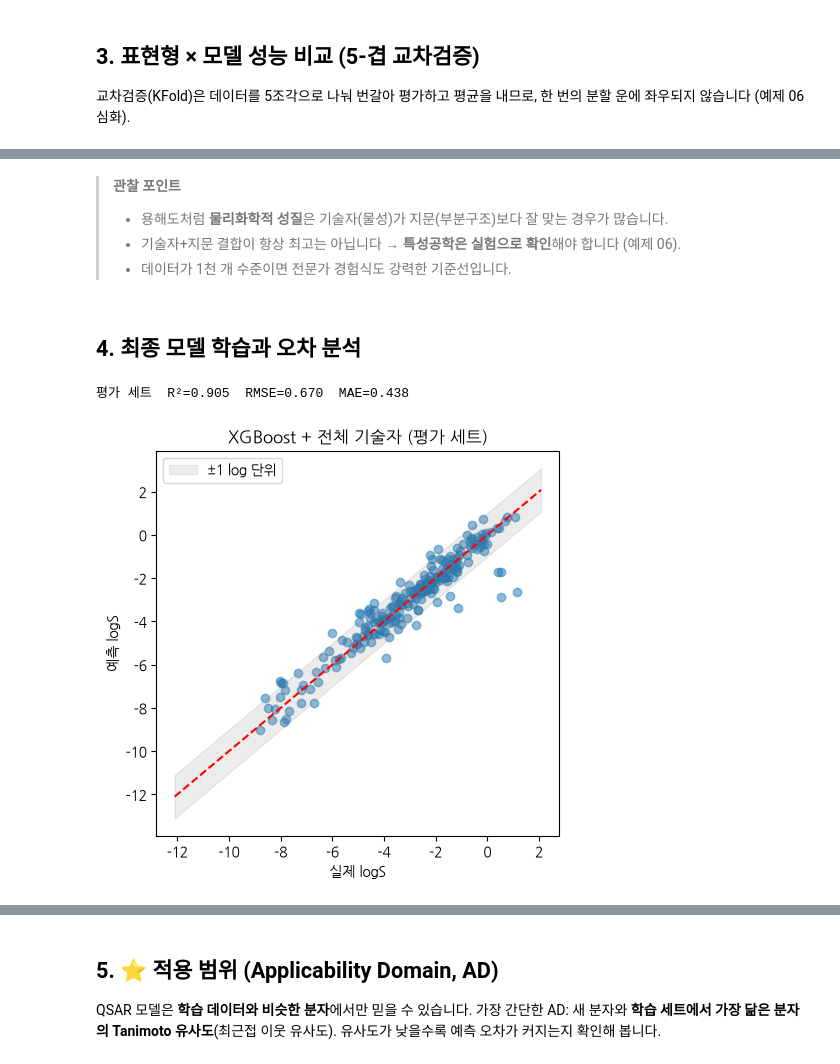
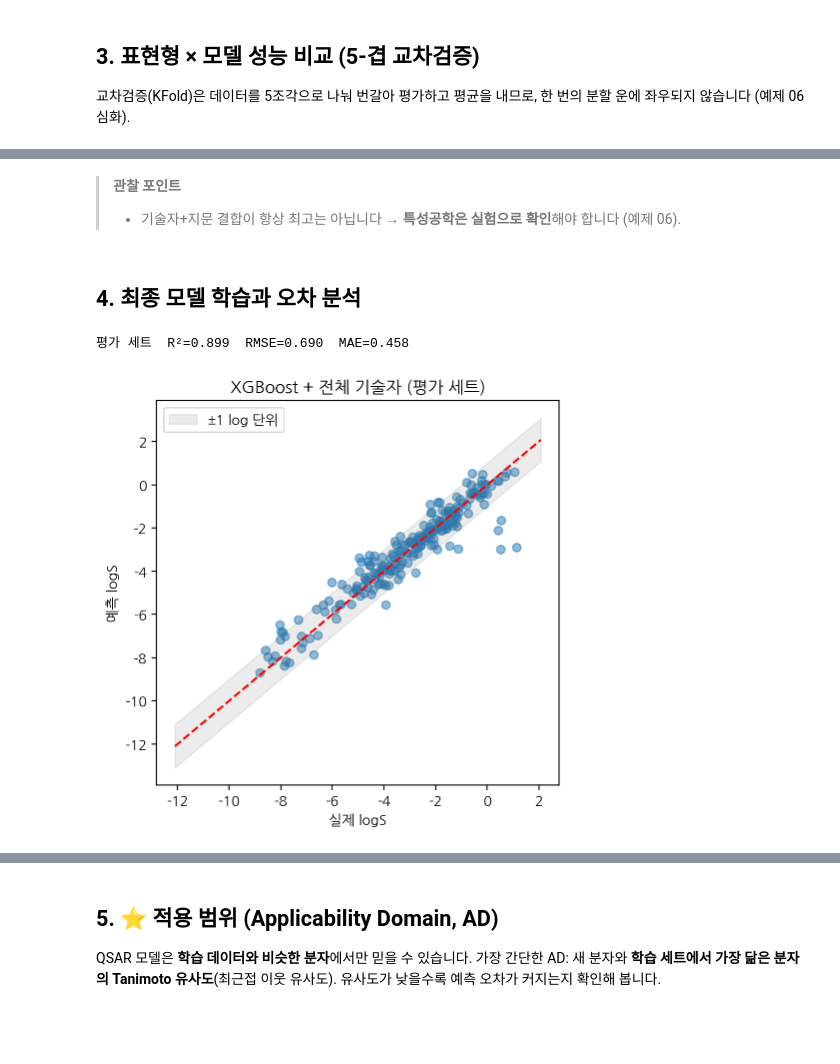
Before and after one commit to StillWork/DrugAI, a Jupyter notebook: 03_QSAR_Solubility_Regression.ipynb, the cells around one changed output, grey strips where cells are left out. Drawn from its saved outputs; the diff is of its cells as text; code cells hidden in the pictures; blank space fills up the shorter version.

```diff
--- a/03_QSAR_Solubility_Regression.ipynb
+++ b/03_QSAR_Solubility_Regression.ipynb
@@ -129,29 +210,27 @@ ax.set_title("분자 표현형과 모델에 따른 용해도 예측 성능"); pl
 # %% [markdown]
 > **관찰 포인트**
-> - 용해도처럼 **물리화학적 성질**은 기술자(물성)가 지문(부분구조)보다 잘 맞는 경우가 많습니다.
 > - 기술자+지문 결합이 항상 최고는 아닙니다 → **특성공학은 실험으로 확인**해야 합니다 (예제 06).
-> - 데이터가 1천 개 수준이면 전문가 경험식도 강력한 기준선입니다.
 # %% [markdown]
 ## 4. 최종 모델 학습과 오차 분석
 # %%
 idx = np.arange(len(df))
 tr_idx, te_idx = train_test_split(idx, test_size=0.2, random_state=42)
-best = XGBRegressor(n_estimators=500, learning_rate=0.05, max_depth=6, subsample=0.8,
+best = XGBRegressor(n_estimators=100, learning_rate=0.05, max_depth=6, subsample=0.8,
                     colsample_bytree=0.5, random_state=42, verbosity=0)
 best.fit(XB.iloc[tr_idx], y[tr_idx])
 pred = best.predict(XB.iloc[te_idx])
 print(f"평가 세트  R²={r2_score(y[te_idx], pred):.3f}  RMSE={np.sqrt(mean_squared_error(y[te_idx], pred)):.3f}  "
       f"MAE={mean_absolute_error(y[te_idx], pred):.3f}")
 
 plt.figure(figsize=(5.2, 5))
 plt.scatter(y[te_idx], pred, alpha=0.5)
 lim = [y.min() - 0.5, y.max() + 0.5]; plt.plot(lim, lim, "r--")
 plt.fill_between(lim, [l - 1 for l in lim], [l + 1 for l in lim], color="gray", alpha=0.15, label="±1 log 단위")
 plt.xlabel("실제 logS"); plt.ylabel("예측 logS"); plt.legend(); plt.title("XGBoost + 전체 기술자 (평가 세트)")
 plt.show()
 # %% [output]
-평가 세트  R²=0.905  RMSE=0.670  MAE=0.438
+평가 세트  R²=0.899  RMSE=0.690  MAE=0.458
-[figure, old version]
+[figure, new version]
 # %%
 # 가장 크게 틀린 분자들 — 오차 분석은 모델 개선의 출발점
 err = pd.DataFrame({"smiles": df["smiles"].iloc[te_idx].values, "실제": y[te_idx], "예측": pred})
```
Also changed, not shown: parts of 23 cells of this notebook.
